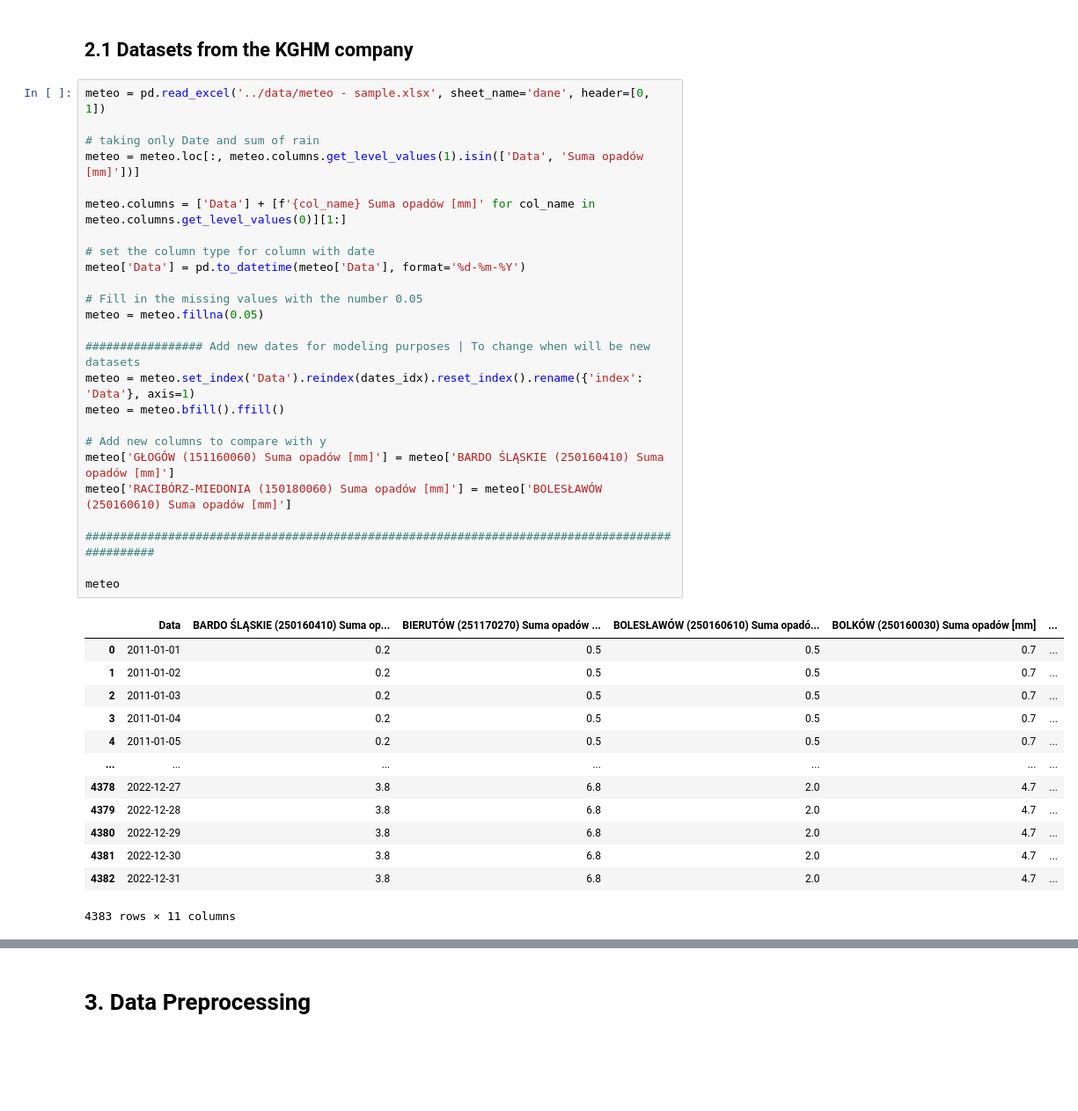
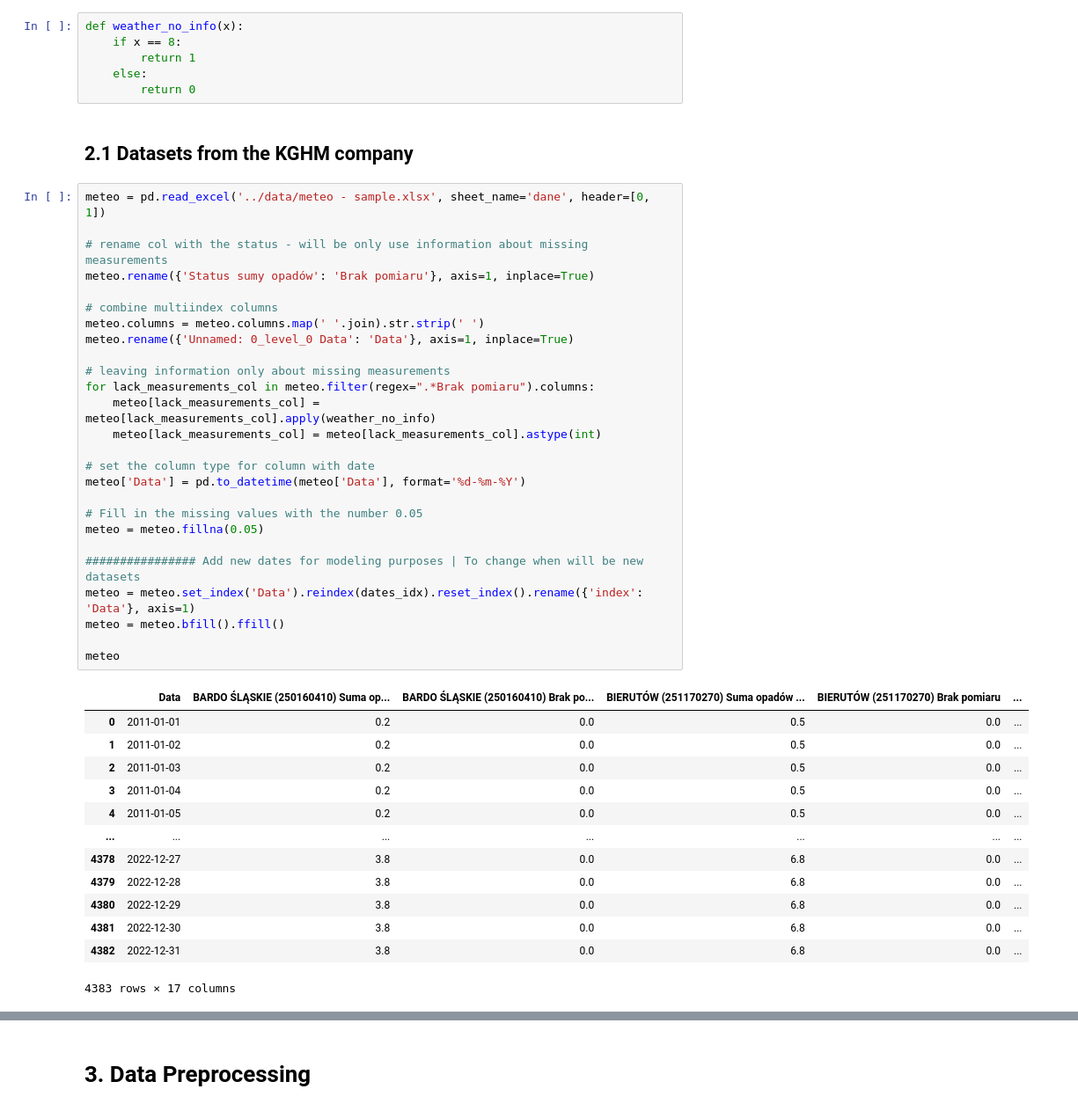
Before and after one commit to it4datascience/CuValley-Batmaja, a Jupyter notebook: src/data_prep.ipynb, the cells around one changed output, grey strips where cells are left out. Shown at 88% size. Drawn from its saved outputs; the diff is of its cells as text; blank space fills up the shorter version.

```diff
--- a/src/data_prep.ipynb
+++ b/src/data_prep.ipynb
@@ -8,47 +8,54 @@ dates_idx = pd.date_range(start='2011-01-01', end='2022-12-31',
                           freq='1D') # When there will be new data then to change, only for the purpose of test data
 # %% [markdown]
 # 2. Load data
+# %%
+def weather_no_info(x):
+    if x == 8:
+        return 1
+    else:
+        return 0
 # %% [markdown]
 ## 2.1 Datasets from the KGHM company
 # %%
 meteo = pd.read_excel('../data/meteo - sample.xlsx', sheet_name='dane', header=[0, 1])
 
-# taking only Date and sum of rain
-meteo = meteo.loc[:, meteo.columns.get_level_values(1).isin(['Data', 'Suma opadów [mm]'])]
+# rename col with the status - will be only use information about missing measurements
+meteo.rename({'Status sumy opadów': 'Brak pomiaru'}, axis=1, inplace=True)
 
-meteo.columns = ['Data'] + [f'{col_name} Suma opadów [mm]' for col_name in meteo.columns.get_level_values(0)][1:]
+# combine multiindex columns
+meteo.columns = meteo.columns.map(' '.join).str.strip(' ')
+meteo.rename({'Unnamed: 0_level_0 Data': 'Data'}, axis=1, inplace=True)
+
+# leaving information only about missing measurements
+for lack_measurements_col in meteo.filter(regex=".*Brak pomiaru").columns:
+    meteo[lack_measurements_col] = meteo[lack_measurements_col].apply(weather_no_info)
+    meteo[lack_measurements_col] = meteo[lack_measurements_col].astype(int)
 
 # set the column type for column with date
 meteo['Data'] = pd.to_datetime(meteo['Data'], format='%d-%m-%Y')
 
 # Fill in the missing values with the number 0.05
 meteo = meteo.fillna(0.05)
 
-################# Add new dates for modeling purposes | To change when will be new datasets
+################ Add new dates for modeling purposes | To change when will be new datasets
 meteo = meteo.set_index('Data').reindex(dates_idx).reset_index().rename({'index': 'Data'}, axis=1)
 meteo = meteo.bfill().ffill()
 
-# Add new columns to compare with y
-meteo['GŁOGÓW (151160060) Suma opadów [mm]'] = meteo['BARDO ŚLĄSKIE (250160410) Suma opadów [mm]']
-meteo['RACIBÓRZ-MIEDONIA (150180060) Suma opadów [mm]'] = meteo['BOLESŁAWÓW (250160610) Suma opadów [mm]']
-
-###############################################################################################
-
 meteo
 # %% [output]
-|  | Data | BARDO ŚLĄSKIE (250160410) Suma op... | BIERUTÓW (251170270) Suma opadów ... | BOLESŁAWÓW (250160610) Suma opadó... | BOLKÓW (250160030) Suma opadów [mm] | ... |
-| 0 | 2011-01-01 | 0.2 | 0.5 | 0.5 | 0.7 | ... |
-| 1 | 2011-01-02 | 0.2 | 0.5 | 0.5 | 0.7 | ... |
-| 2 | 2011-01-03 | 0.2 | 0.5 | 0.5 | 0.7 | ... |
-| 3 | 2011-01-04 | 0.2 | 0.5 | 0.5 | 0.7 | ... |
-| 4 | 2011-01-05 | 0.2 | 0.5 | 0.5 | 0.7 | ... |
+|  | Data | BARDO ŚLĄSKIE (250160410) Suma op... | BARDO ŚLĄSKIE (250160410) Brak po... | BIERUTÓW (251170270) Suma opadów ... | BIERUTÓW (251170270) Brak pomiaru | ... |
+| 0 | 2011-01-01 | 0.2 | 0.0 | 0.5 | 0.0 | ... |
+| 1 | 2011-01-02 | 0.2 | 0.0 | 0.5 | 0.0 | ... |
+| 2 | 2011-01-03 | 0.2 | 0.0 | 0.5 | 0.0 | ... |
+| 3 | 2011-01-04 | 0.2 | 0.0 | 0.5 | 0.0 | ... |
+| 4 | 2011-01-05 | 0.2 | 0.0 | 0.5 | 0.0 | ... |
 | ... | ... | ... | ... | ... | ... | ... |
-| 4378 | 2022-12-27 | 3.8 | 6.8 | 2.0 | 4.7 | ... |
-| 4379 | 2022-12-28 | 3.8 | 6.8 | 2.0 | 4.7 | ... |
-| 4380 | 2022-12-29 | 3.8 | 6.8 | 2.0 | 4.7 | ... |
-| 4381 | 2022-12-30 | 3.8 | 6.8 | 2.0 | 4.7 | ... |
-| 4382 | 2022-12-31 | 3.8 | 6.8 | 2.0 | 4.7 | ... |
+| 4378 | 2022-12-27 | 3.8 | 0.0 | 6.8 | 0.0 | ... |
+| 4379 | 2022-12-28 | 3.8 | 0.0 | 6.8 | 0.0 | ... |
+| 4380 | 2022-12-29 | 3.8 | 0.0 | 6.8 | 0.0 | ... |
+| 4381 | 2022-12-30 | 3.8 | 0.0 | 6.8 | 0.0 | ... |
+| 4382 | 2022-12-31 | 3.8 | 0.0 | 6.8 | 0.0 | ... |
-4383 rows × 11 columns
+4383 rows × 17 columns
 # %%
 hydro = pd.read_excel('../data/hydro - sample.xlsx', sheet_name='hydro', header=[1, 2])
 
```
Also changed, not shown: parts of 3 cells of this notebook, 2 other files.
